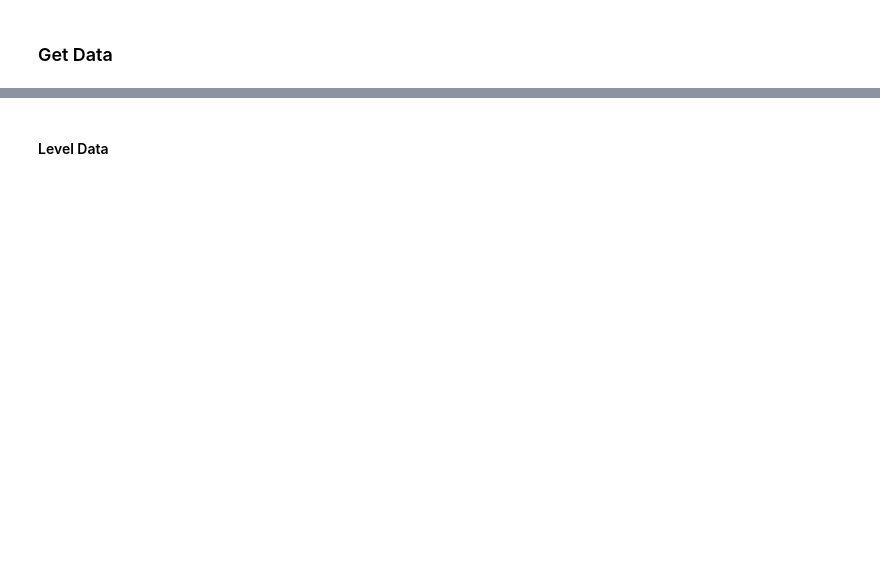
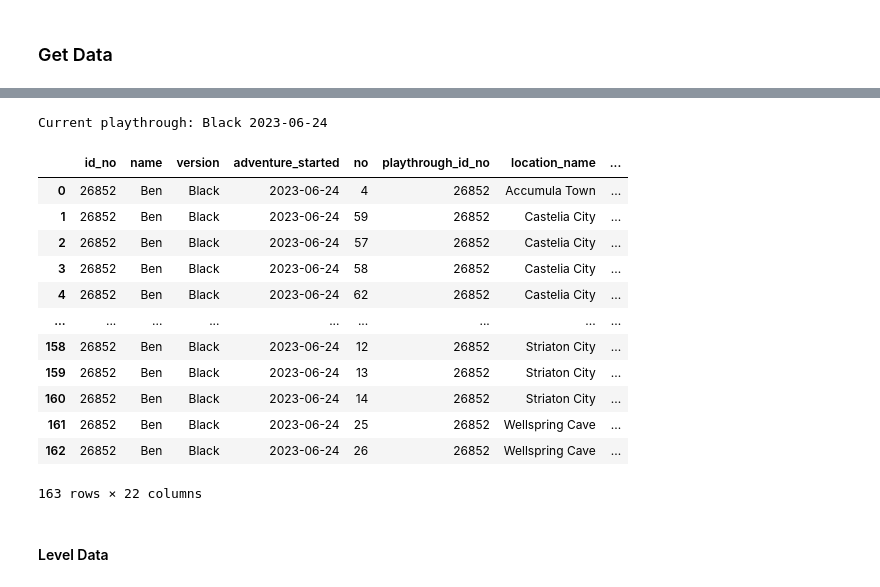
Before and after one commit to Cheimonophile/Pokemon-Records, a Jupyter notebook: report.ipynb, the cells around one changed output, grey strips where cells are left out. Cells and saved outputs as stored; diff of their text form; code cells hidden in the pictures; blank space fills up the shorter version.

```diff
--- a/report.ipynb
+++ b/report.ipynb
@@ -35,3 +12,64 @@ FROM event LEFT OUTER JOIN team_member_entry ON event.no = team_member_entry.eve
+# %%
+with Session(engine) as session:
+
+    # current playthrough
+    playthrough = (
+        session
+        .query(Playthrough)
+        .order_by(Playthrough.adventure_started.desc())
+        .first()
+    )
+    print(f"Current playthrough: {playthrough}")
+
+    # get event data
+    query = (
+        session
+        .query(Playthrough,Event,TeamMemberEntry)
+        .filter(Playthrough.adventure_started == (
+            session
+            .query(sa.func.max(Playthrough.adventure_started))
+            .scalar_subquery()
+        ))
+        .join(Playthrough.events, isouter=True)
+        .join(Event.team_member_entries, isouter=True)
+    )
+    data = pd.read_sql(query.statement, engine)
+
+    # get pokemon color
+    team_member_entries = (
+        session
+        .query(TeamMemberEntry,TeamMember)
+        .filter(TeamMember.playthrough == playthrough)
+        .join(TeamMemberEntry.team_member)
+        .order_by(TeamMemberEntry.no)
+    ).all()
+    team_member_color_discrete_map = {}
+    team_member_slots = []
+    for item in team_member_entries:
+        team_member_entry, team_member = item.tuple()
+
+        # get team_member_name
+        data.loc[data['team_member_slot'] == team_member.slot, 'team_member'] = team_member.to_str(session)
+
+        # color
+        if team_member_entry.type1:
+            team_member_color_discrete_map[team_member.to_str(session)] = TYPES[team_member_entry.type1]
+data
+# %% [output]
+Current playthrough: Black 2023-06-24
+|  | id_no | name | version | adventure_started | no | playthrough_id_no | location_name | ... |
+| 0 | 26852 | Ben | Black | 2023-06-24 | 4 | 26852 | Accumula Town | ... |
+| 1 | 26852 | Ben | Black | 2023-06-24 | 59 | 26852 | Castelia City | ... |
+| 2 | 26852 | Ben | Black | 2023-06-24 | 57 | 26852 | Castelia City | ... |
+| 3 | 26852 | Ben | Black | 2023-06-24 | 58 | 26852 | Castelia City | ... |
+| 4 | 26852 | Ben | Black | 2023-06-24 | 62 | 26852 | Castelia City | ... |
+| ... | ... | ... | ... | ... | ... | ... | ... | ... |
+| 158 | 26852 | Ben | Black | 2023-06-24 | 12 | 26852 | Striaton City | ... |
+| 159 | 26852 | Ben | Black | 2023-06-24 | 13 | 26852 | Striaton City | ... |
+| 160 | 26852 | Ben | Black | 2023-06-24 | 14 | 26852 | Striaton City | ... |
+| 161 | 26852 | Ben | Black | 2023-06-24 | 25 | 26852 | Wellspring Cave | ... |
+| 162 | 26852 | Ben | Black | 2023-06-24 | 26 | 26852 | Wellspring Cave | ... |
+163 rows × 22 columns
 # %% [markdown]
 #### Level Data
 # %%
```
Also changed, not shown: parts of 3 cells of this notebook, 4 other files.
